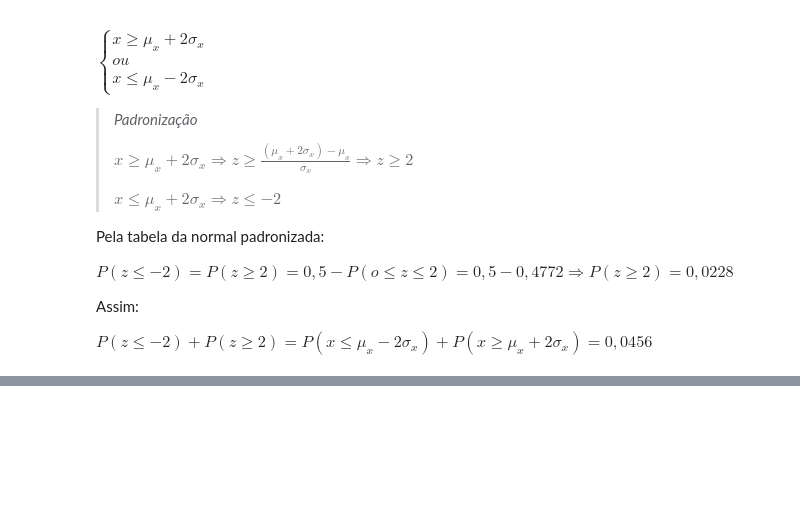
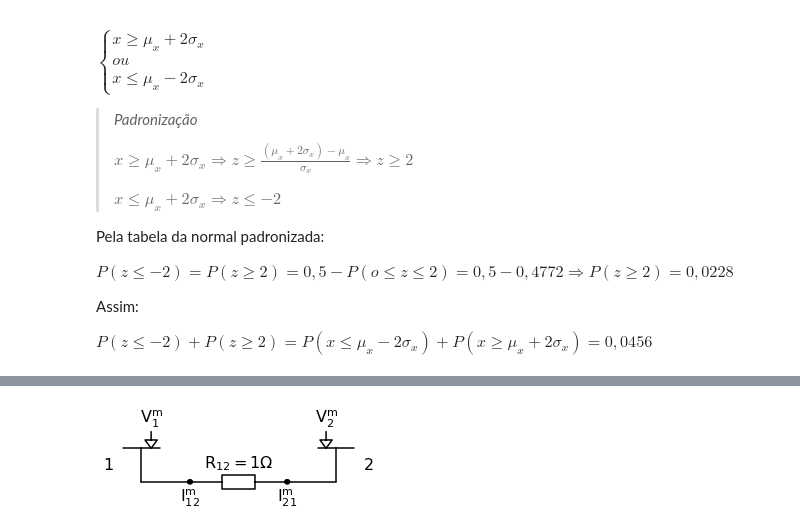
Before and after one commit to gnegrelli/state-estimator, a Jupyter notebook: EESEP.ipynb, the cells around one changed output, grey strips where cells are left out. Cells and saved outputs as stored; diff of their text form; code cells hidden in the pictures; blank space fills up the shorter version.

```diff
--- a/EESEP.ipynb
+++ b/EESEP.ipynb
@@ -472,0 +625,18 @@ $
+# %%
+import SchemDraw as schem
+import SchemDraw.elements as e
+
+d = schem.Drawing()
+d.add(e.VDD, lftlabel='1', zoom=3)
+d.add(e.LINE, zoom=0.5)
+d.add(e.DOT, botlabel='$I_{12}^{m}$')
+d.add(e.RBOX, label='$R_{12} = 1 \Omega$')
+d.add(e.DOT, botlabel='$I_{21}^{m}$')
+d.add(e.LINE, zoom=0.5)
+B2 = d.add(e.VDD, rgtlabel='2', zoom=3)
+d.add(e.GND_SIG, zoom=0.75, xy=[5.7,1.8], label='$V_{2}^{m}$')
+d.add(e.GND_SIG, zoom=0.75, xy=[.3,1.8], label='$V_{1}^{m}$')
+
+d.draw()
+# %% [output]
+[figure, added]
```
Also changed, not shown: parts of 4 cells of this notebook.
